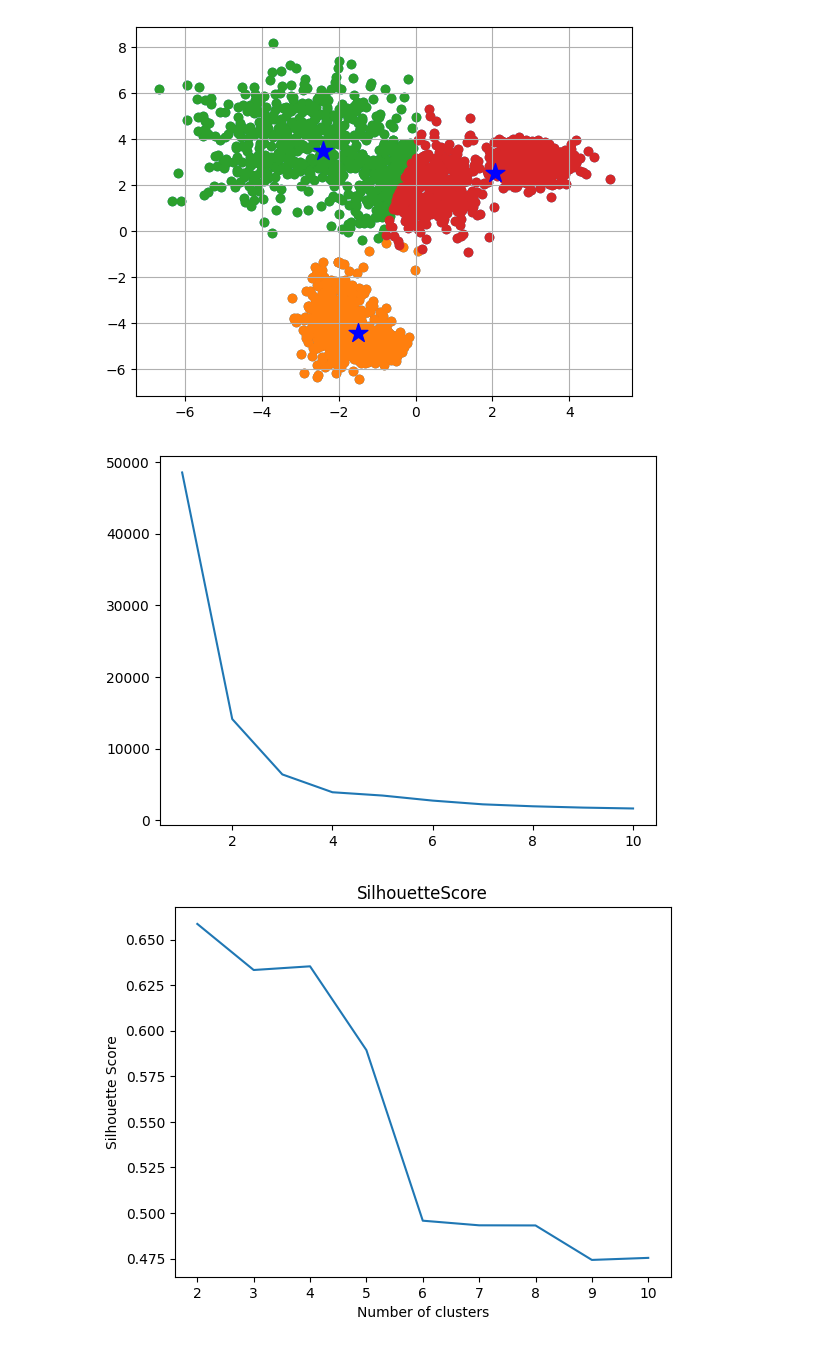
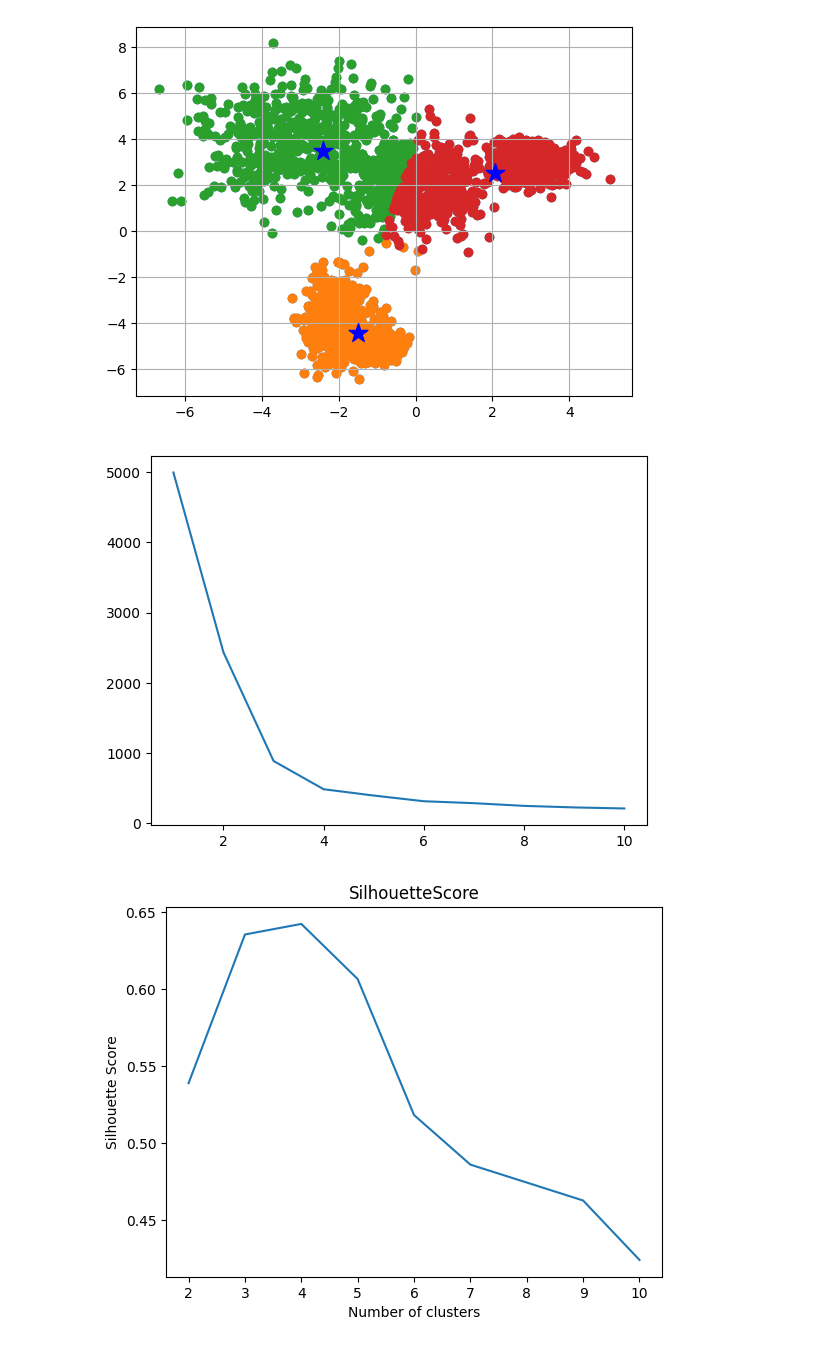
Before and after one commit to AndriyTok/data_Analysis_labs, a Jupyter notebook: lab6/lab6.ipynb, the cells around one changed output. Cells and saved outputs as stored; diff of their text form; code cells hidden in the pictures.

```diff
--- a/lab6/lab6.ipynb
+++ b/lab6/lab6.ipynb
@@ -175,6 +175,10 @@ plt.show()
 # %%
 from sklearn.cluster import KMeans
 from sklearn.metrics import silhouette_score
+from sklearn.preprocessing import StandardScaler
+
+scaler = StandardScaler()
+_data = scaler.fit_transform(_data)
 
 inertia = []
 for i in range(1, 11):
@@ -183,32 +187,32 @@ for i in range(1, 11):
 
 plt.plot(range(1, 11), inertia)
 plt.show()
 
 silhouette_scores = []
 for i in range(2, 11):
     kmeans = KMeans(n_clusters=i, random_state=0).fit(_data)
     silhouette_scores.append(silhouette_score(_data, kmeans.labels_))
 
 plt.plot(range(2, 11), silhouette_scores)
 plt.xlabel('Number of clusters')
 plt.ylabel('Silhouette Score')
 plt.title('SilhouetteScore')
 plt.show()
 
 kmeans = KMeans(n_clusters=3, random_state=0).fit(_data)
 kmeans.cluster_centers_
 
 plt.scatter(x_values, y_values)
 plt.grid(True)
 plt.scatter(kmeans.cluster_centers_[:, 0], kmeans.cluster_centers_[:, 1], marker='*', c='red')
 plt.show()
 
 kmeans.labels_
 
 plt.scatter(x_values, y_values, c=kmeans.labels_)
 plt.grid(True)
 plt.scatter(kmeans.cluster_centers_[:, 0], kmeans.cluster_centers_[:, 1], marker='*', c='red')
 plt.show()
 # %% [output]
-[figure, old version]
+[figure, new version]
-[figure, old version]
+[figure, new version]
```
Also changed, not shown: parts of 2 cells of this notebook.
